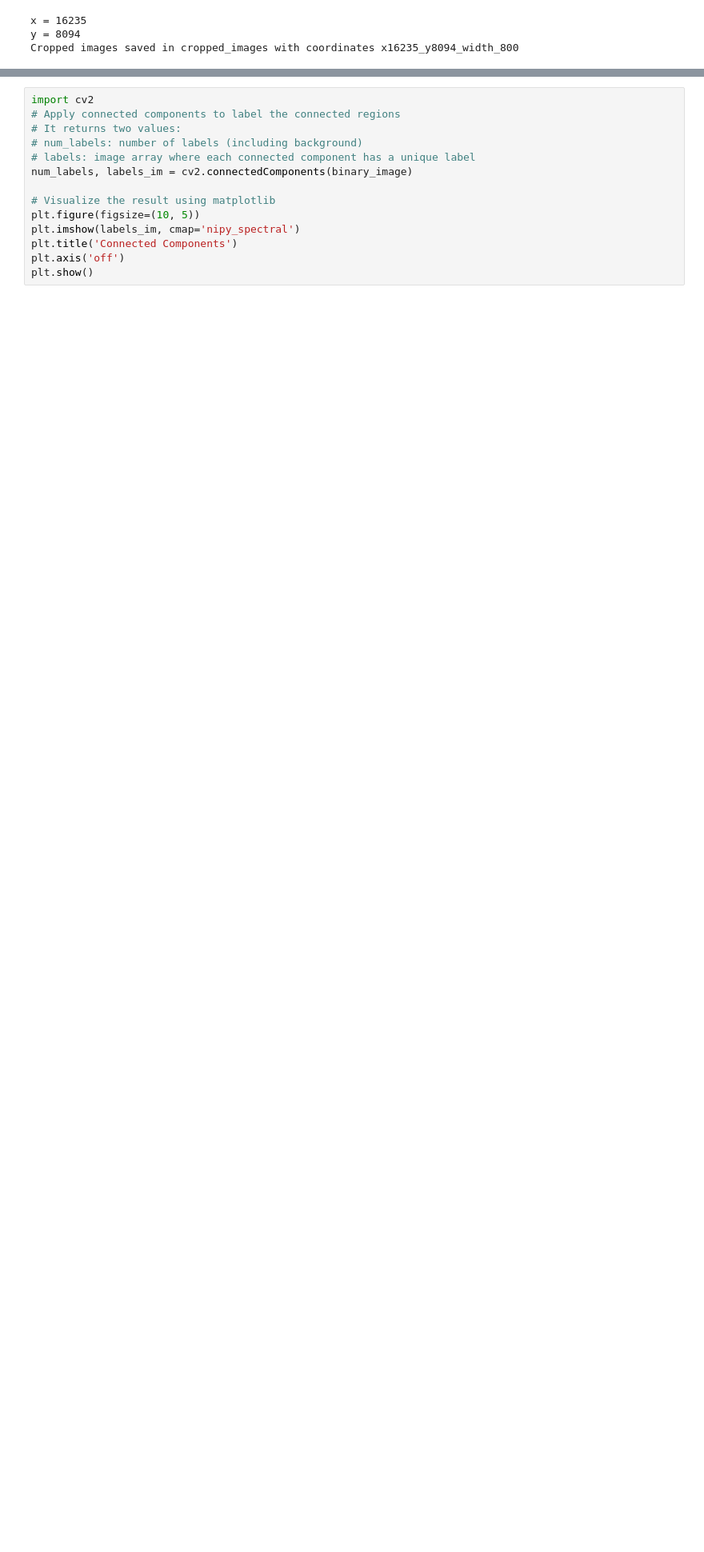
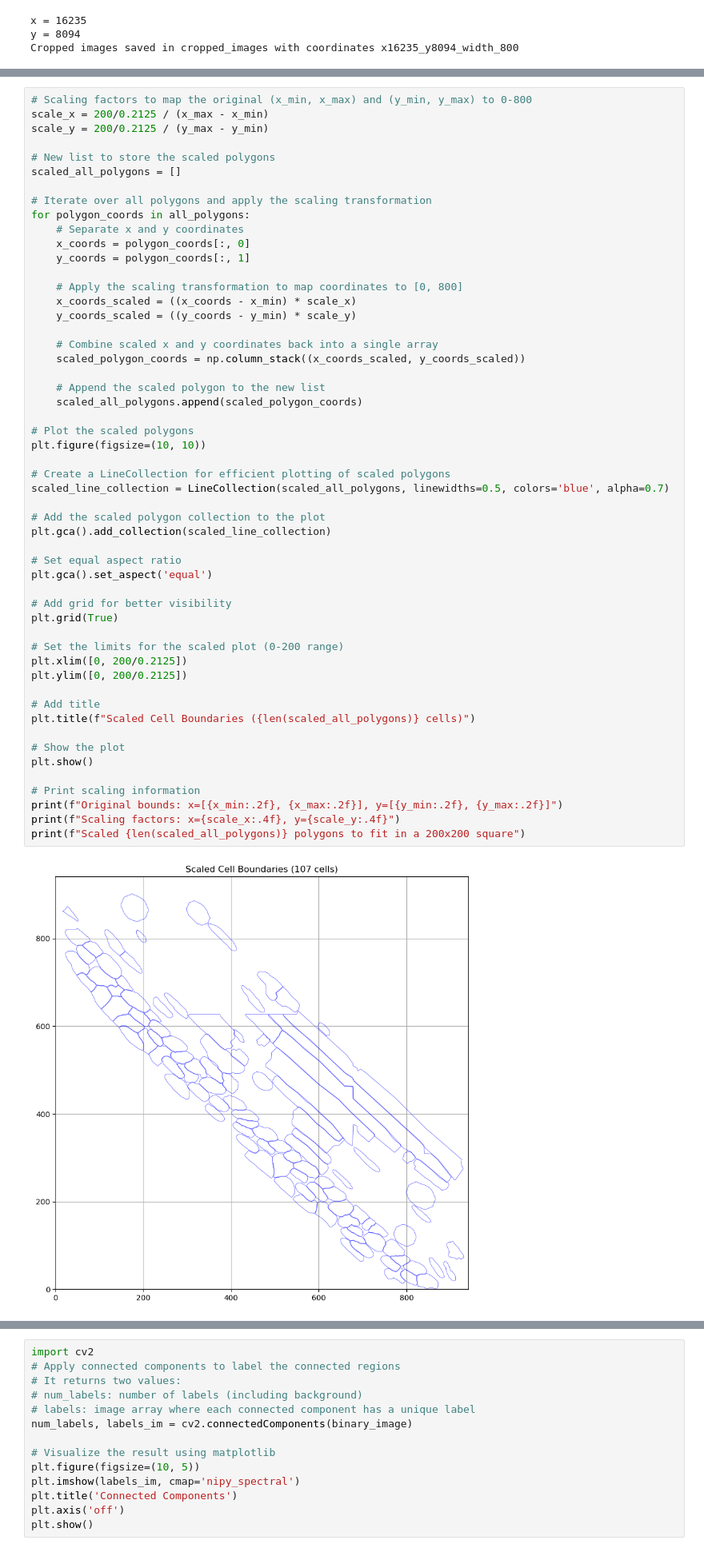
Before and after one commit to xiwang3236/SpatialOmics_cellpose, a Jupyter notebook: utils/crop_region_and_calculate_IOU.ipynb, the cells around one changed output, grey strips where cells are left out. Shown at 80% size. Cells and saved outputs as stored; diff of their text form; blank space fills up the shorter version.

```diff
--- a/utils/crop_region_and_calculate_IOU.ipynb
+++ b/utils/crop_region_and_calculate_IOU.ipynb
@@ -176,0 +209,55 @@ plt.show()
+# %%
+# Scaling factors to map the original (x_min, x_max) and (y_min, y_max) to 0-800
+scale_x = 200/0.2125 / (x_max - x_min)
+scale_y = 200/0.2125 / (y_max - y_min)
+
+# New list to store the scaled polygons
+scaled_all_polygons = []
+
+# Iterate over all polygons and apply the scaling transformation
+for polygon_coords in all_polygons:
+    # Separate x and y coordinates
+    x_coords = polygon_coords[:, 0]
+    y_coords = polygon_coords[:, 1]
+
+    # Apply the scaling transformation to map coordinates to [0, 800]
+    x_coords_scaled = ((x_coords - x_min) * scale_x)
+    y_coords_scaled = ((y_coords - y_min) * scale_y)
+
+    # Combine scaled x and y coordinates back into a single array
+    scaled_polygon_coords = np.column_stack((x_coords_scaled, y_coords_scaled))
+
+    # Append the scaled polygon to the new list
+    scaled_all_polygons.append(scaled_polygon_coords)
+
+# Plot the scaled polygons
+plt.figure(figsize=(10, 10))
+
+# Create a LineCollection for efficient plotting of scaled polygons
+scaled_line_collection = LineCollection(scaled_all_polygons, linewidths=0.5, colors='blue', alpha=0.7)
+
+# Add the scaled polygon collection to the plot
+plt.gca().add_collection(scaled_line_collection)
+
+# Set equal aspect ratio
+plt.gca().set_aspect('equal')
+
+# Add grid for better visibility
+plt.grid(True)
+
+# Set the limits for the scaled plot (0-200 range)
+plt.xlim([0, 200/0.2125])
+plt.ylim([0, 200/0.2125])
+
+# Add title
+plt.title(f"Scaled Cell Boundaries ({len(scaled_all_polygons)} cells)")
+
+# Show the plot
+plt.show()
+
+# Print scaling information
+print(f"Original bounds: x=[{x_min:.2f}, {x_max:.2f}], y=[{y_min:.2f}, {y_max:.2f}]")
+print(f"Scaling factors: x={scale_x:.4f}, y={scale_y:.4f}")
+print(f"Scaled {len(scaled_all_polygons)} polygons to fit in a 200x200 square")
+# %% [output]
+[figure, added]
```
Also changed, not shown: parts of 15 cells of this notebook, 2 other files.
